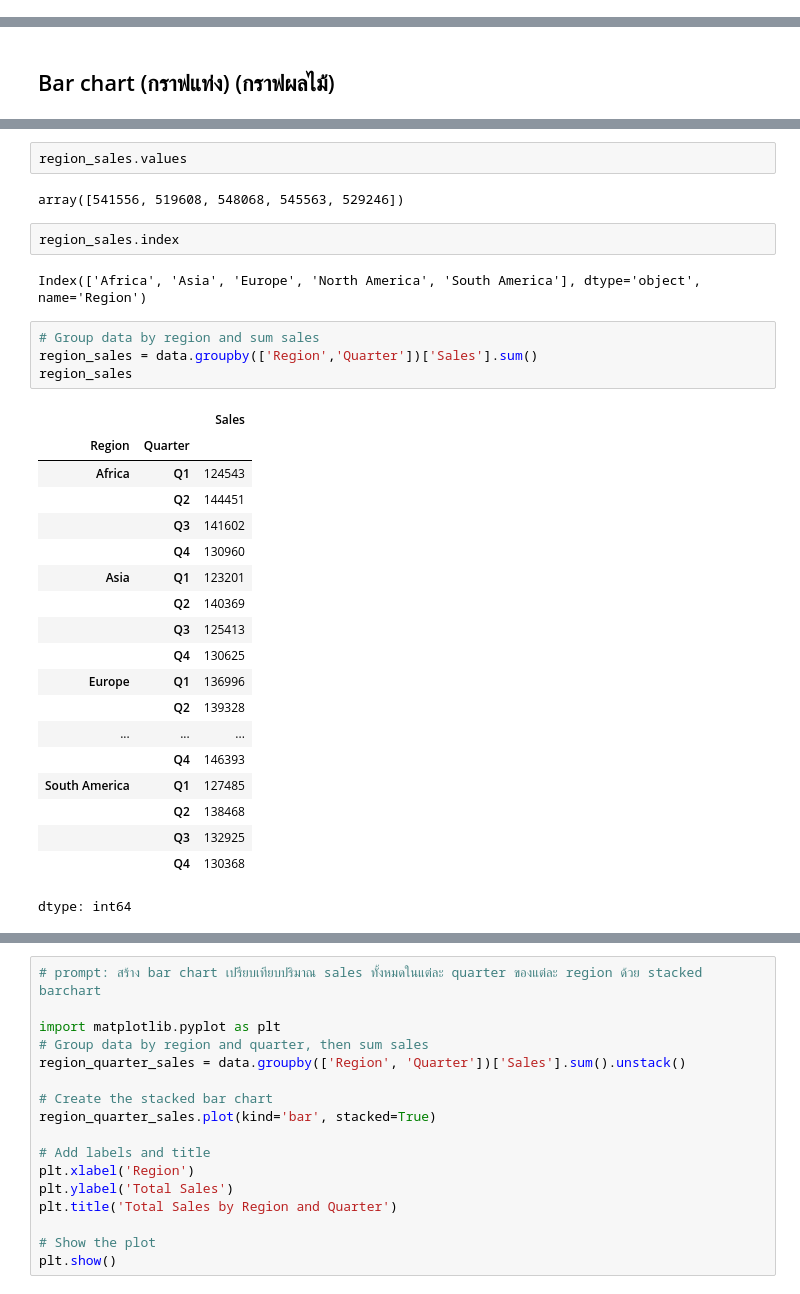
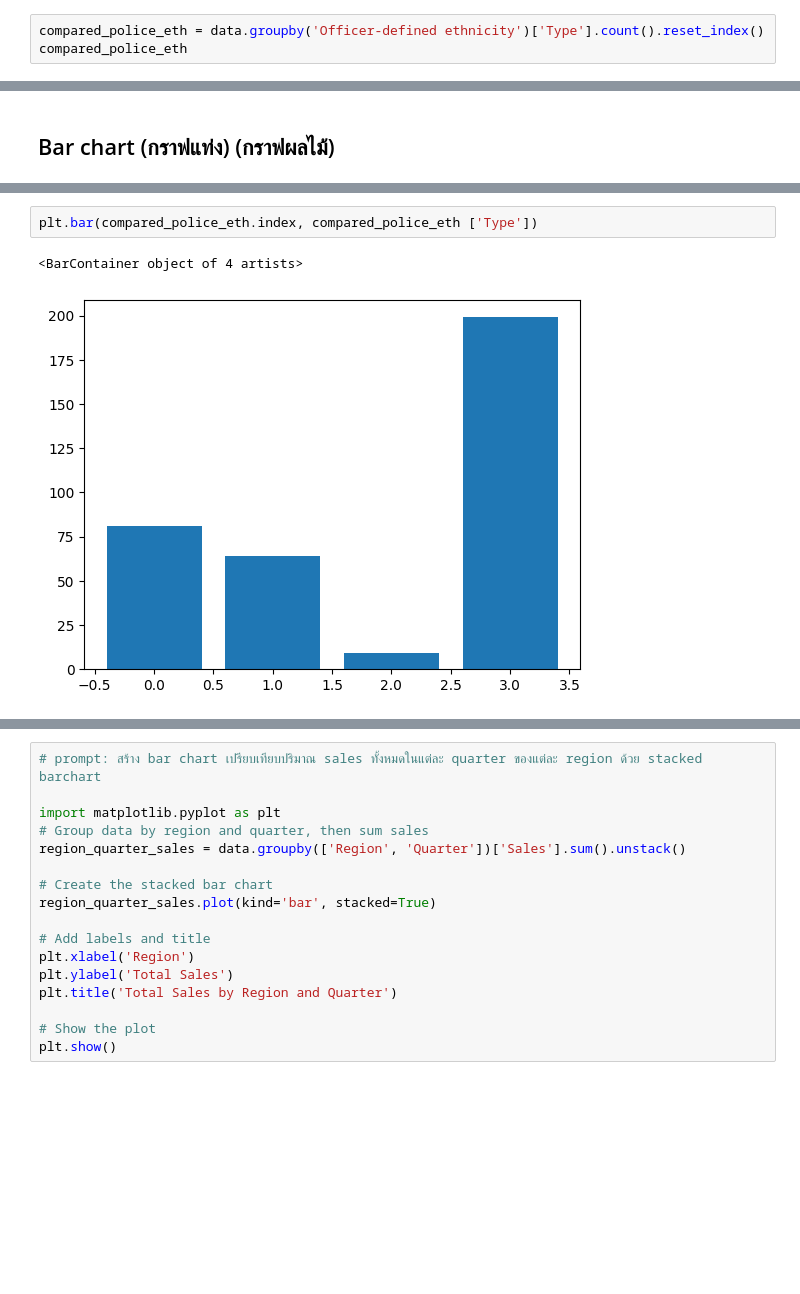
Before and after one commit to jangInw007/dataviz2025, a Jupyter notebook: Visualize_Data_Comparison_2025.ipynb, the cells around one changed output, grey strips where cells are left out. Drawn from its saved outputs; the diff is of its cells as text; blank space fills up the shorter version.

```diff
--- a/Visualize_Data_Comparison_2025.ipynb
+++ b/Visualize_Data_Comparison_2025.ipynb
@@ -53,0 +27,3 @@ data
+# %%
+compared_police_eth = data.groupby('Officer-defined ethnicity')['Type'].count().reset_index()
+compared_police_eth
@@ -107,32 +38,5 @@ dtype: object
-# %%
-region_sales.values
-# %% [output]
-array([541556, 519608, 548068, 545563, 529246])
-# %%
-region_sales.index
-# %% [output]
-Index(['Africa', 'Asia', 'Europe', 'North America', 'South America'], dtype='object', name='Region')
-# %%
-# Group data by region and sum sales
-region_sales = data.groupby(['Region','Quarter'])['Sales'].sum()
-region_sales
-# %% [output]
-|  |  | Sales |
-| Region | Quarter |  |
-| Africa | Q1 | 124543 |
-|  | Q2 | 144451 |
-|  | Q3 | 141602 |
-|  | Q4 | 130960 |
-| Asia | Q1 | 123201 |
-|  | Q2 | 140369 |
-|  | Q3 | 125413 |
-|  | Q4 | 130625 |
-| Europe | Q1 | 136996 |
-|  | Q2 | 139328 |
-| ... | ... | ... |
-|  | Q4 | 146393 |
-| South America | Q1 | 127485 |
-|  | Q2 | 138468 |
-|  | Q3 | 132925 |
-|  | Q4 | 130368 |
-dtype: int64
+# %%
+plt.bar(compared_police_eth.index, compared_police_eth ['Type'])
+# %% [output]
+<BarContainer object of 4 artists>
+[figure, added]
```
Also changed, not shown: parts of 19 cells of this notebook.
